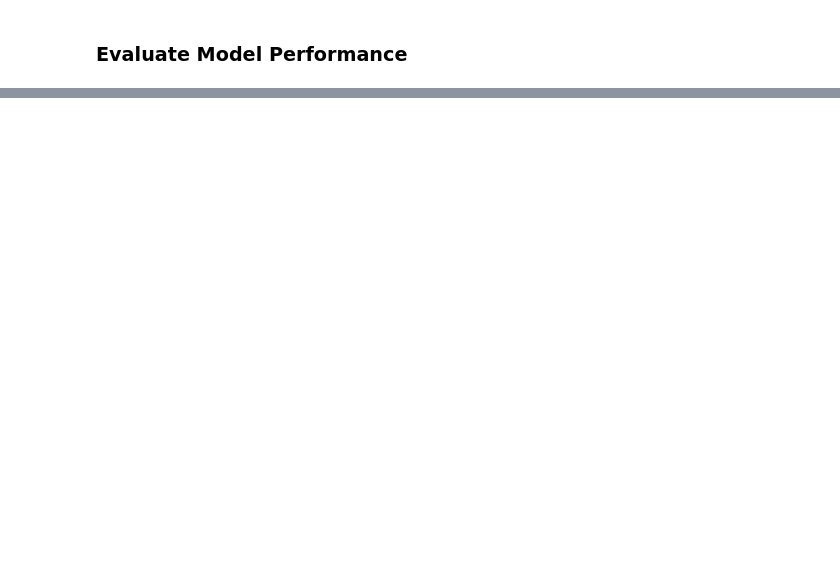
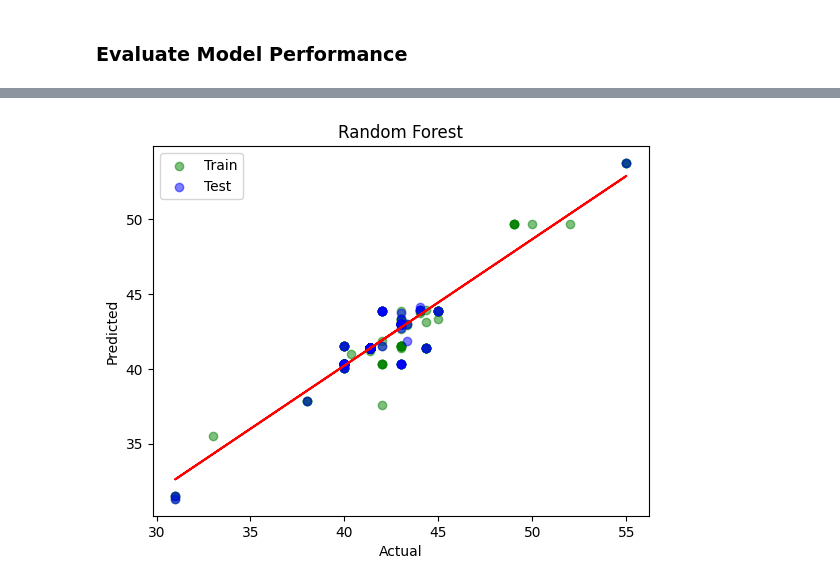
Before and after one commit to ToobaObeidy-1/DA_bootcamp_python, a Jupyter notebook: HPAC_machine_learning_model.ipynb, the cells around one changed output, grey strips where cells are left out. Saved outputs shown, nothing was run; the diff lists cells and outputs as text; code cells hidden in the pictures; blank space fills up the shorter version.

```diff
--- a/HPAC_machine_learning_model.ipynb
+++ b/HPAC_machine_learning_model.ipynb
@@ -430,0 +410,15 @@ Model Performance: A 94.7% accuracy suggests that the Gaussian Naive Bayes model
+# %%
+from sklearn.linear_model import Lasso
+
+np.random.seed(42)
+x = np.random.rand(100, 5)  # 100 samples, 5 features
+y = 3 * x[:, 0] + 2 * x[:, 1] + np.random.randn(100) * 0.1 #adding noise
+
+x_train, x_test, y_train, y_test = train_test_split(x, y, test_size=0.2, random_state=42)
+
+scaler = StandardScaler()
+x_train_scaled = scaler.fit_transform(x_train)
+x_test_scaled = scaler.transform(x_test)
+
+lasso_model = Lasso(alpha=0.1)
+lasso_model.fit(x_train_scaled, y_train)
@@ -504,0 +558,18 @@ R² Score: 1.0
+# %%
+import matplotlib.pyplot as plt
+import numpy as np
+
+plt.scatter(x = y_train ,y = y_rf_train_pred, alpha = 0.5, c= "green", label = "Train")
+plt.scatter(x = y_test ,y = y_rf_test_pred, alpha = 0.5, c = "blue" ,label = "Test")
+plt.legend()
+
+z = np.polyfit(y_train, y_rf_train_pred, 1)
+p = np.poly1d(z)
+
+plt.plot(y_train, p(y_train), color = "red")
+
+plt.xlabel("Actual")
+plt.ylabel("Predicted")
+plt.title("Random Forest")
+plt
+# %% [output]
@@ -504,0 +577 @@ R² Score: 1.0
+[figure, added]
```
Also changed, not shown: parts of 56 cells of this notebook.
